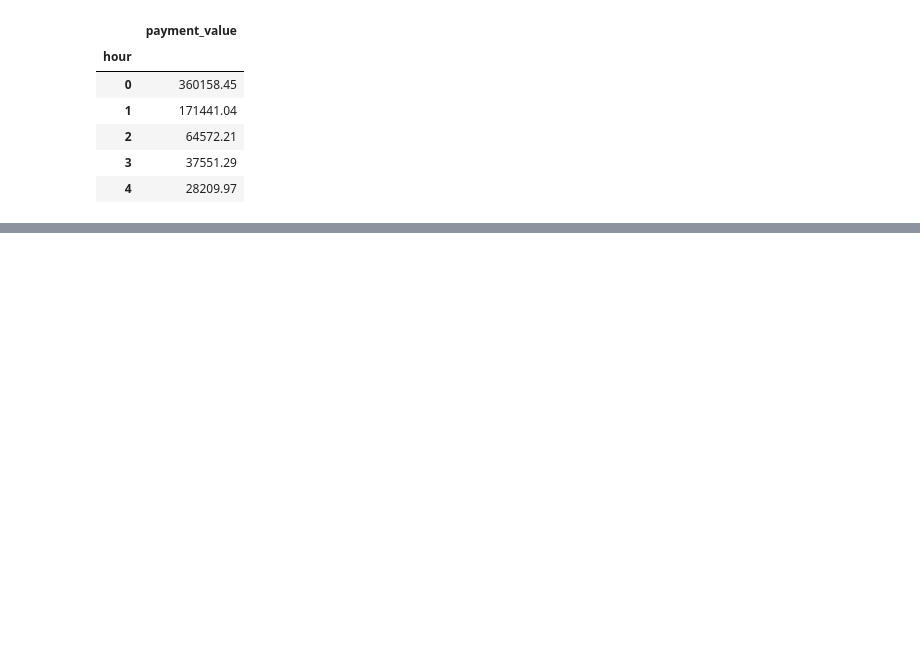
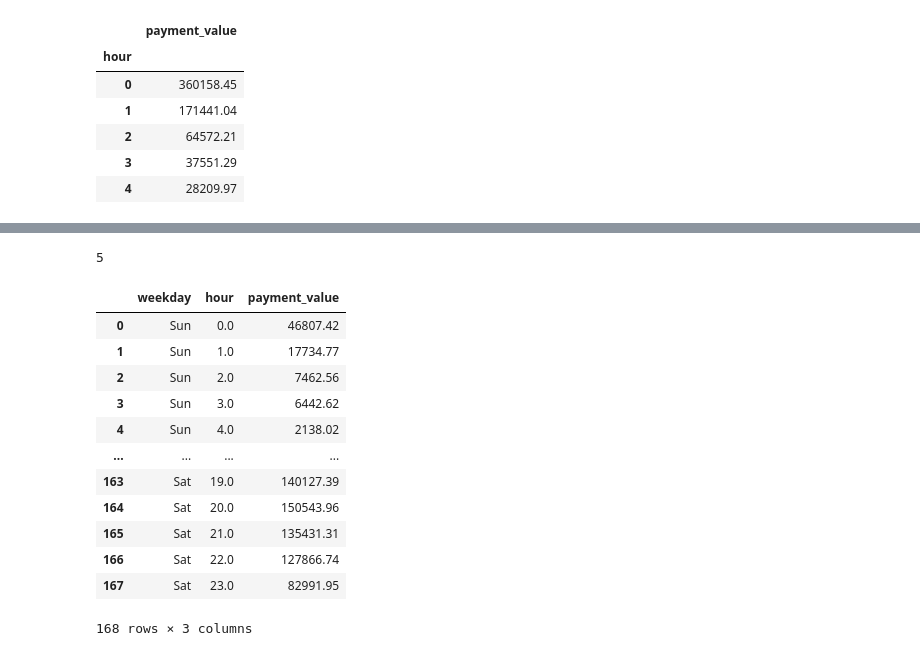
Before and after one commit to seonghunYang/ECOMMERCE-EDA, a Jupyter notebook: EDA4.ipynb, the cells around one changed output, grey strips where cells are left out. Cells and saved outputs as stored; diff of their text form; code cells hidden in the pictures; blank space fills up the shorter version.

```diff
--- a/EDA4.ipynb
+++ b/EDA4.ipynb
@@ -323,0 +376,2 @@ merged_order_payment_minute = merged_order_payment_date[['minute', 'payment_valu
+# %%
+merged_order_payment_hour_weekday = merged_order_payment_hour_weekday.groupby(['weekday','hour']).sum()
@@ -323,0 +395,41 @@ merged_order_payment_minute = merged_order_payment_date[['minute', 'payment_valu
+# %%
+merged_order_payment_hour_weekday.index[5][1] # 리스트 안의 리스트일 때처럼 가리키면 됨
+# %% [output]
+5
+# %%
+merged_order_payment_hour_weekday = merged_order_payment_hour_weekday.reset_index()
+# %%
+def func(row):
+    if row['weekday'] == 0:
+        row['weekday'] = 'Sun'
+    elif row['weekday'] == 1:
+        row['weekday'] = 'Mon'
+    elif row['weekday'] == 2:
+        row['weekday'] = 'Tue'
+    elif row['weekday'] == 3:
+        row['weekday'] = 'Wed'
+    elif row['weekday'] == 4:
+        row['weekday'] = 'Thu'
+    elif row['weekday'] == 5:
+        row['weekday'] = 'Fri'
+    elif row['weekday'] == 6:
+        row['weekday'] = 'Sat'
+
+    return row
+# %%
+merged_order_payment_hour_weekday = merged_order_payment_hour_weekday.apply(func, axis=1)
+merged_order_payment_hour_weekday
+# %% [output]
+|  | weekday | hour | payment_value |
+| 0 | Sun | 0.0 | 46807.42 |
+| 1 | Sun | 1.0 | 17734.77 |
+| 2 | Sun | 2.0 | 7462.56 |
+| 3 | Sun | 3.0 | 6442.62 |
+| 4 | Sun | 4.0 | 2138.02 |
+| ... | ... | ... | ... |
+| 163 | Sat | 19.0 | 140127.39 |
+| 164 | Sat | 20.0 | 150543.96 |
+| 165 | Sat | 21.0 | 135431.31 |
+| 166 | Sat | 22.0 | 127866.74 |
+| 167 | Sat | 23.0 | 82991.95 |
+168 rows × 3 columns
```
Also changed, not shown: parts of 13 cells of this notebook.
